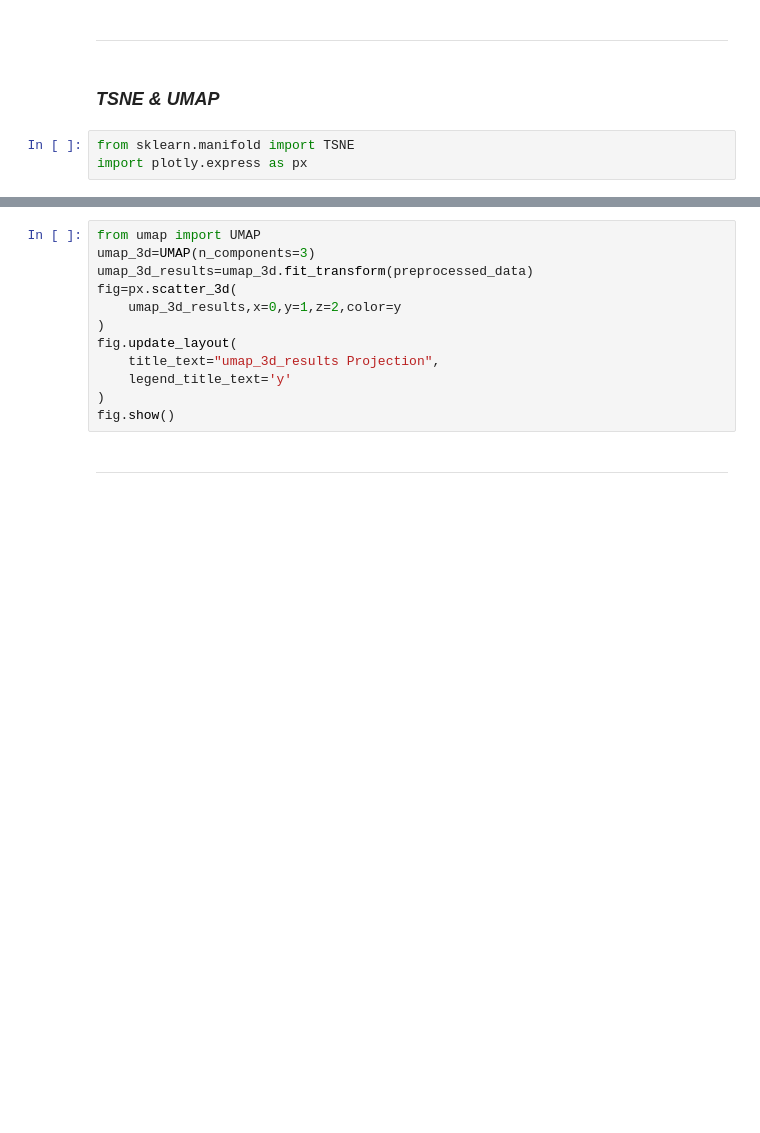
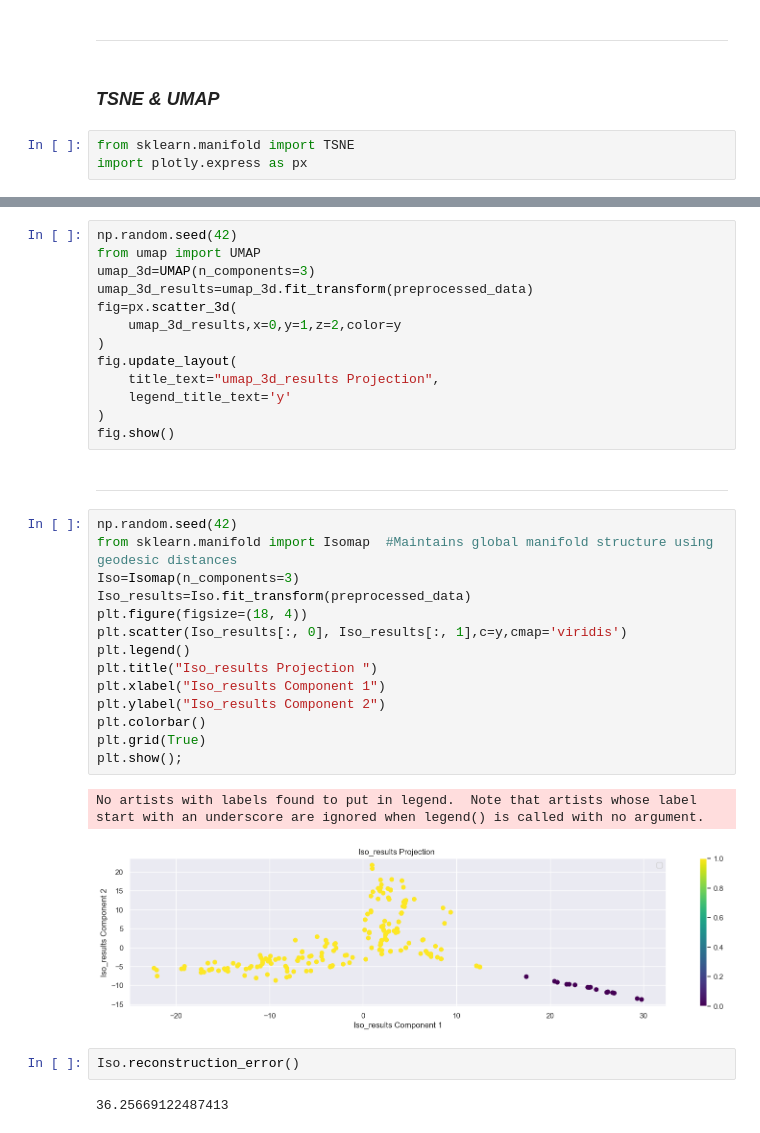
Before and after one commit to omars1234/Dimentional_Reduction_techniques, a Jupyter notebook: Dimentionality_Reduction.ipynb, the cells around one changed output, grey strips where cells are left out. Cells and saved outputs as stored; diff of their text form; blank space fills up the shorter version.

```diff
--- a/Dimentionality_Reduction.ipynb
+++ b/Dimentionality_Reduction.ipynb
@@ -244,4 +260,5 @@ No artists with labels found to put in legend.  Note that artists whose label st
 # %%
+np.random.seed(42)
 from umap import UMAP
 umap_3d=UMAP(n_components=3)
 umap_3d_results=umap_3d.fit_transform(preprocessed_data)
@@ -255,3 +272,24 @@ fig.update_layout(
 fig.show()
 # %% [markdown]
 ---
+# %%
+np.random.seed(42)
+from sklearn.manifold import Isomap  #Maintains global manifold structure using geodesic distances
+Iso=Isomap(n_components=3)
+Iso_results=Iso.fit_transform(preprocessed_data)
+plt.figure(figsize=(18, 4))
+plt.scatter(Iso_results[:, 0], Iso_results[:, 1],c=y,cmap='viridis')
+plt.legend()
+plt.title("Iso_results Projection ")
+plt.xlabel("Iso_results Component 1")
+plt.ylabel("Iso_results Component 2")
+plt.colorbar()
+plt.grid(True)
+plt.show();
+# %% [output]
+No artists with labels found to put in legend.  Note that artists whose label start with an underscore are ignored when legend() is called with no argument.
+[figure, added]
+# %%
+Iso.reconstruction_error()
+# %% [output]
+36.25669122487413
```
Also changed, not shown: parts of 28 cells of this notebook, 6 other files.
